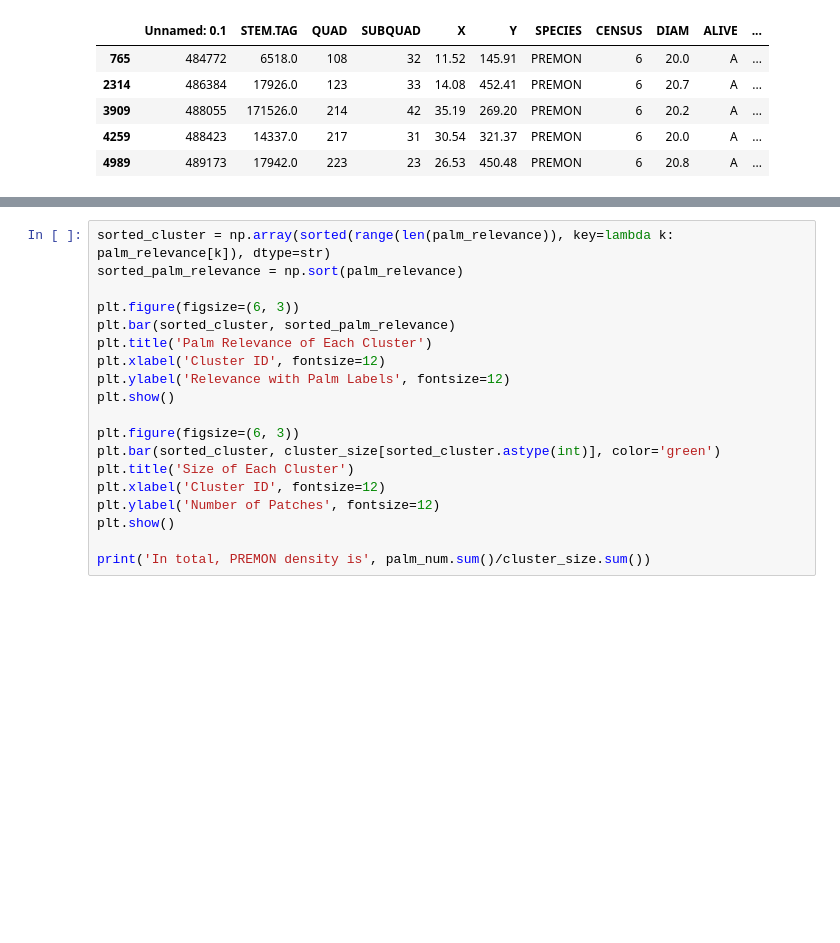
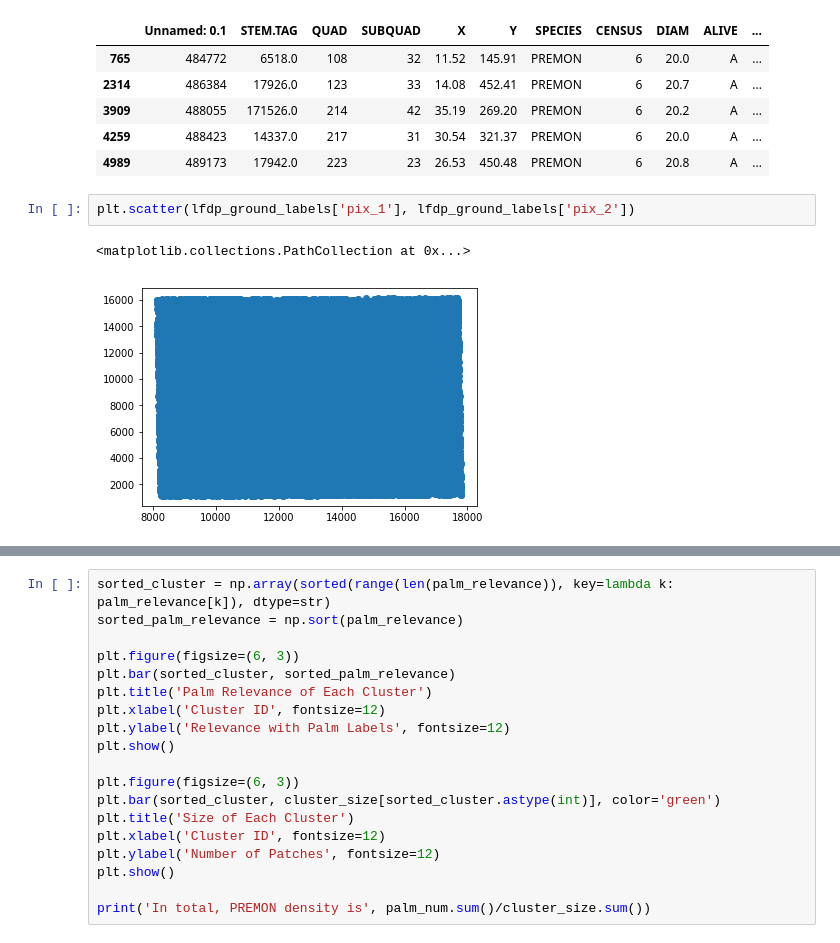
Before and after one commit to helenjin/APL, a Jupyter notebook: VGG16_Clustering.ipynb, the cells around one changed output, grey strips where cells are left out. Cells and saved outputs as stored; diff of their text form; blank space fills up the shorter version.

```diff
--- a/VGG16_Clustering.ipynb
+++ b/VGG16_Clustering.ipynb
@@ -78,3 +78,8 @@ lfdp_palm.head()
 | 3909 | 488055 | 171526.0 | 214 | 42 | 35.19 | 269.20 | PREMON | 6 | 20.2 | A | ... |
 | 4259 | 488423 | 14337.0 | 217 | 31 | 30.54 | 321.37 | PREMON | 6 | 20.0 | A | ... |
 | 4989 | 489173 | 17942.0 | 223 | 23 | 26.53 | 450.48 | PREMON | 6 | 20.8 | A | ... |
+# %%
+plt.scatter(lfdp_ground_labels['pix_1'], lfdp_ground_labels['pix_2'])
+# %% [output]
+<matplotlib.collections.PathCollection at 0x...>
+[figure, added]
```
Also changed, not shown: parts of 2 cells of this notebook, 1 other file.
